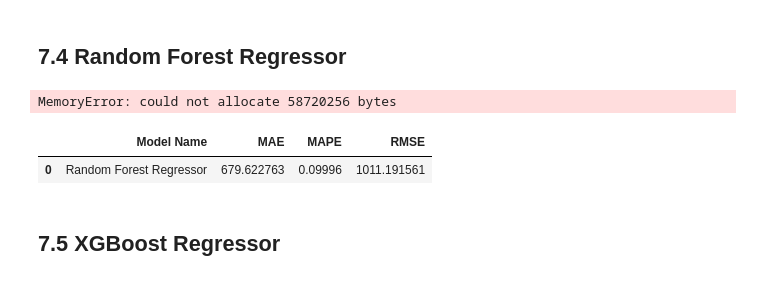
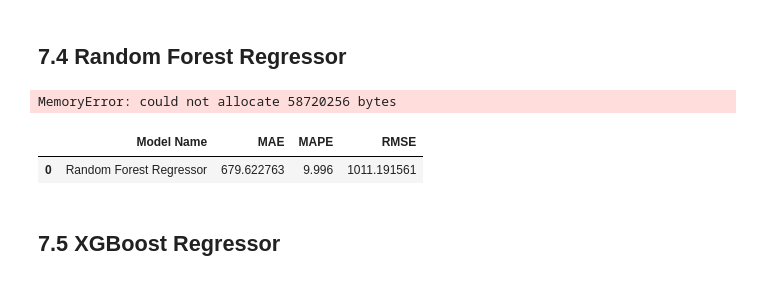
Before and after one commit to joaomacedoDS/Predict_Time_Series_Test, a Jupyter notebook: m09_store_sales_prediction.ipynb, the cells around one changed output. Saved outputs shown, nothing was run; the diff lists cells and outputs as text; code cells hidden in the pictures.

```diff
--- a/m09_store_sales_prediction.ipynb
+++ b/m09_store_sales_prediction.ipynb
@@ -1145,15 +1156,15 @@ MemoryError: could not allocate 58720256 bytes
 # %%
 #Reapplying the result run by another machine
 rf_result = pd.DataFrame({'Model Name':'Random Forest Regressor',
                          'MAE':679.622763,
-                          'MAPE':0.09996,
+                          'MAPE':0.09996*100,
                           'RMSE': 1011.191561}, index=[0])
 
 
 rf_result
 # %% [output]
 |  | Model Name | MAE | MAPE | RMSE |
-| 0 | Random Forest Regressor | 679.622763 | 0.09996 | 1011.191561 |
+| 0 | Random Forest Regressor | 679.622763 | 9.996 | 1011.191561 |
 # %% [markdown]
 ## 7.5 XGBoost Regressor
 # %%
```
Also changed, not shown: parts of 28 cells of this notebook.
